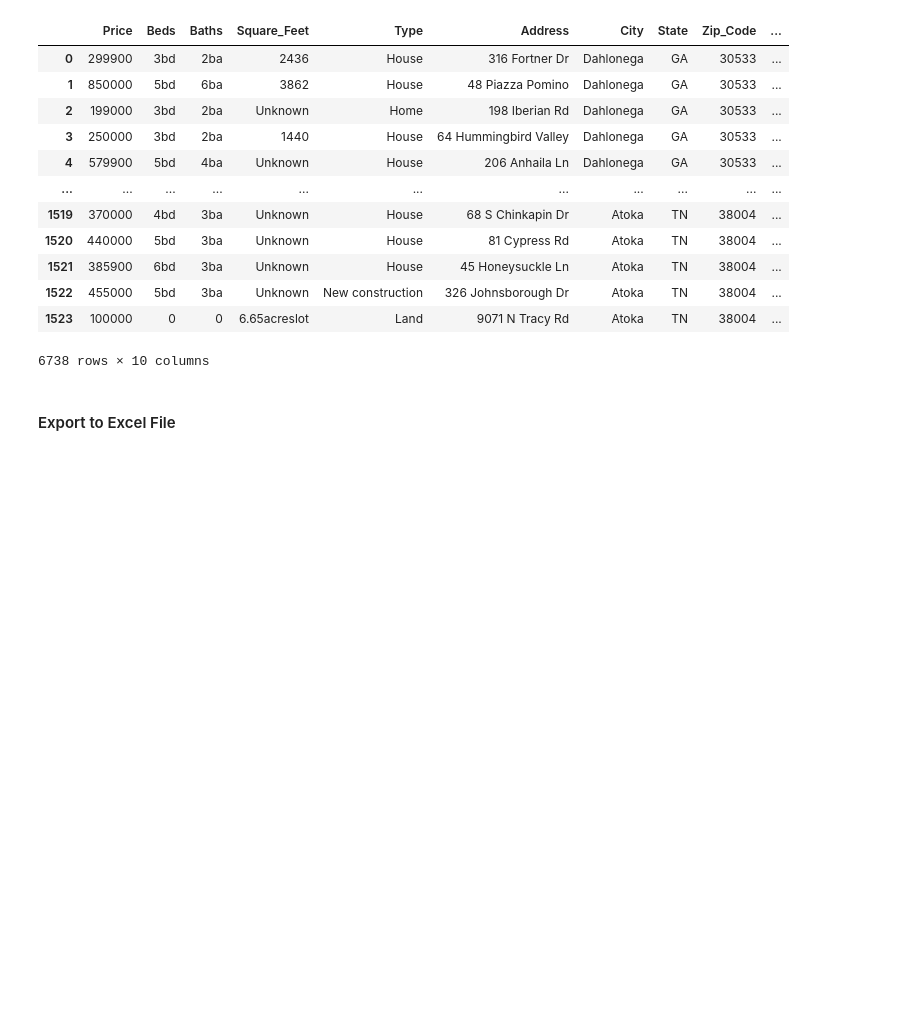
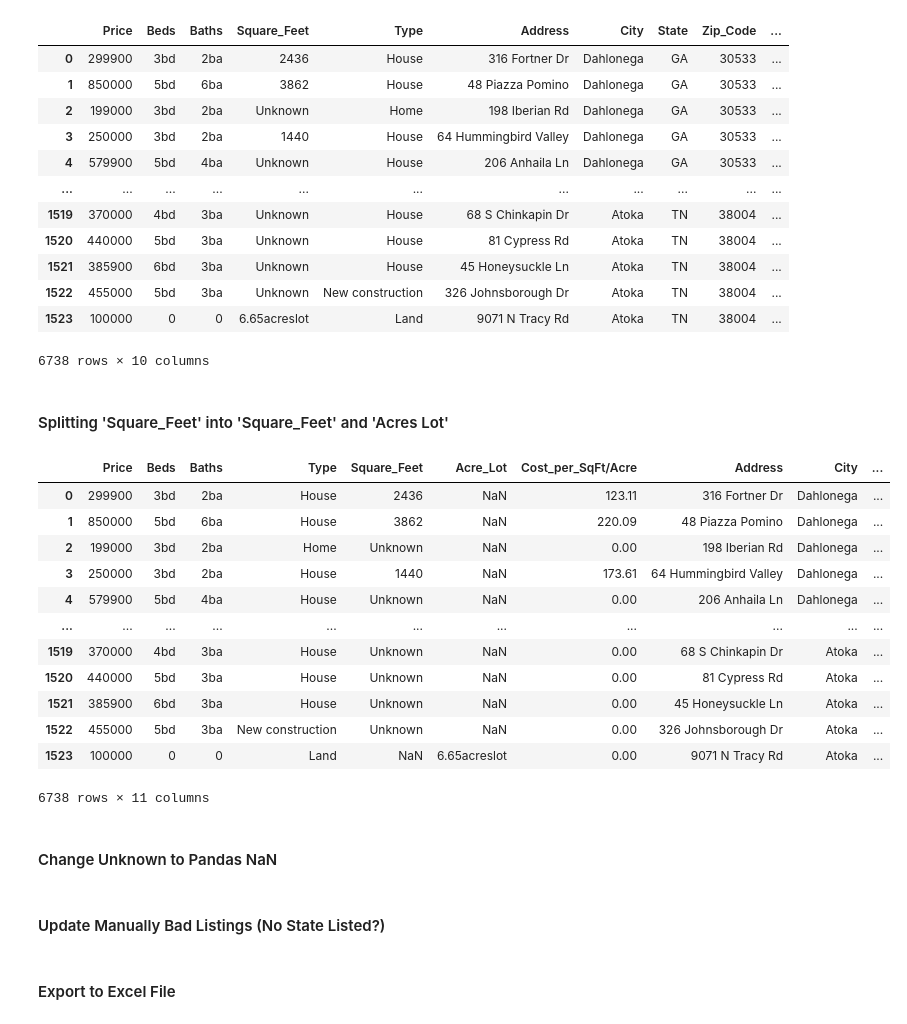
Before and after one commit to Logan-0/realEstateScraping, a Jupyter notebook: EDARealEstate.ipynb, the cells around one changed output. Cells and saved outputs as stored; diff of their text form; code cells hidden in the pictures; blank space fills up the shorter version.

```diff
--- a/EDARealEstate.ipynb
+++ b/EDARealEstate.ipynb
@@ -204,3 +205,39 @@ display(realEstateRegional)
 | 1522 | 455000 | 5bd | 3ba | Unknown | New construction | 326 Johnsborough Dr | Atoka | TN | 38004 | ... |
 | 1523 | 100000 | 0 | 0 | 6.65acreslot | Land | 9071 N Tracy Rd | Atoka | TN | 38004 | ... |
 6738 rows × 10 columns
+# %% [markdown]
+#### Splitting 'Square_Feet' into 'Square_Feet' and 'Acres Lot'
+# %%
+acreLot = []
+feet = []
+
+for i in range(0,len(costList)):
+    if realEstateRegional['Square_Feet'].iat[i].count('acre'):
+        feet.append(np.NaN)
+        acreLot.append(realEstateRegional['Square_Feet'].iat[i])
+    else:
+        feet.append(realEstateRegional['Square_Feet'].iat[i])
+        acreLot.append(np.NaN)
+
+# Add list to column (Square_Feet) and create new column with list (Acre_Lot)
+realEstateRegional['Square_Feet'] = feet
+realEstateRegional['Acre_Lot'] = acreLot
+
+# Rearrange Columns for Readability
+realEstateRegional[['Price','Beds','Baths','Type','Square_Feet','Acre_Lot','Cost_per_SqFt/Acre','Address','City','State','Zip_Code']]
+# %% [output]
+|  | Price | Beds | Baths | Type | Square_Feet | Acre_Lot | Cost_per_SqFt/Acre | Address | City | ... |
+| 0 | 299900 | 3bd | 2ba | House | 2436 | NaN | 123.11 | 316 Fortner Dr | Dahlonega | ... |
+| 1 | 850000 | 5bd | 6ba | House | 3862 | NaN | 220.09 | 48 Piazza Pomino | Dahlonega | ... |
+| 2 | 199000 | 3bd | 2ba | Home | Unknown | NaN | 0.00 | 198 Iberian Rd | Dahlonega | ... |
+| 3 | 250000 | 3bd | 2ba | House | 1440 | NaN | 173.61 | 64 Hummingbird Valley | Dahlonega | ... |
+| 4 | 579900 | 5bd | 4ba | House | Unknown | NaN | 0.00 | 206 Anhaila Ln | Dahlonega | ... |
+| ... | ... | ... | ... | ... | ... | ... | ... | ... | ... | ... |
+| 1519 | 370000 | 4bd | 3ba | House | Unknown | NaN | 0.00 | 68 S Chinkapin Dr | Atoka | ... |
+| 1520 | 440000 | 5bd | 3ba | House | Unknown | NaN | 0.00 | 81 Cypress Rd | Atoka | ... |
+| 1521 | 385900 | 6bd | 3ba | House | Unknown | NaN | 0.00 | 45 Honeysuckle Ln | Atoka | ... |
+| 1522 | 455000 | 5bd | 3ba | New construction | Unknown | NaN | 0.00 | 326 Johnsborough Dr | Atoka | ... |
+| 1523 | 100000 | 0 | 0 | Land | NaN | 6.65acreslot | 0.00 | 9071 N Tracy Rd | Atoka | ... |
+6738 rows × 11 columns
+# %% [markdown]
+#### Change Unknown to Pandas NaN
@@ -206,0 +265,2 @@ display(realEstateRegional)
+# %% [markdown]
+#### Update Manually Bad Listings (No State Listed?)
```
Also changed, not shown: parts of 3 cells of this notebook, 1 other file.
